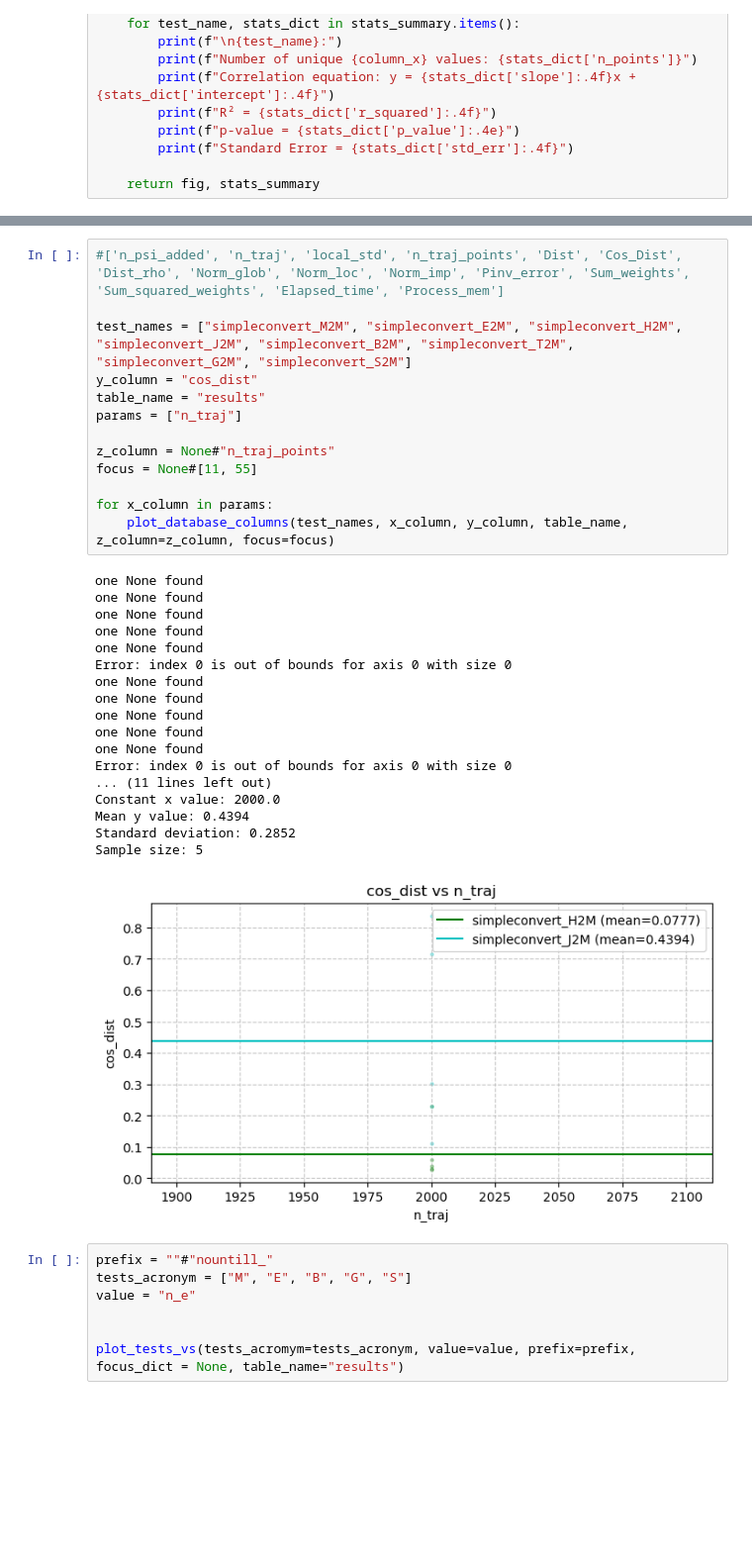
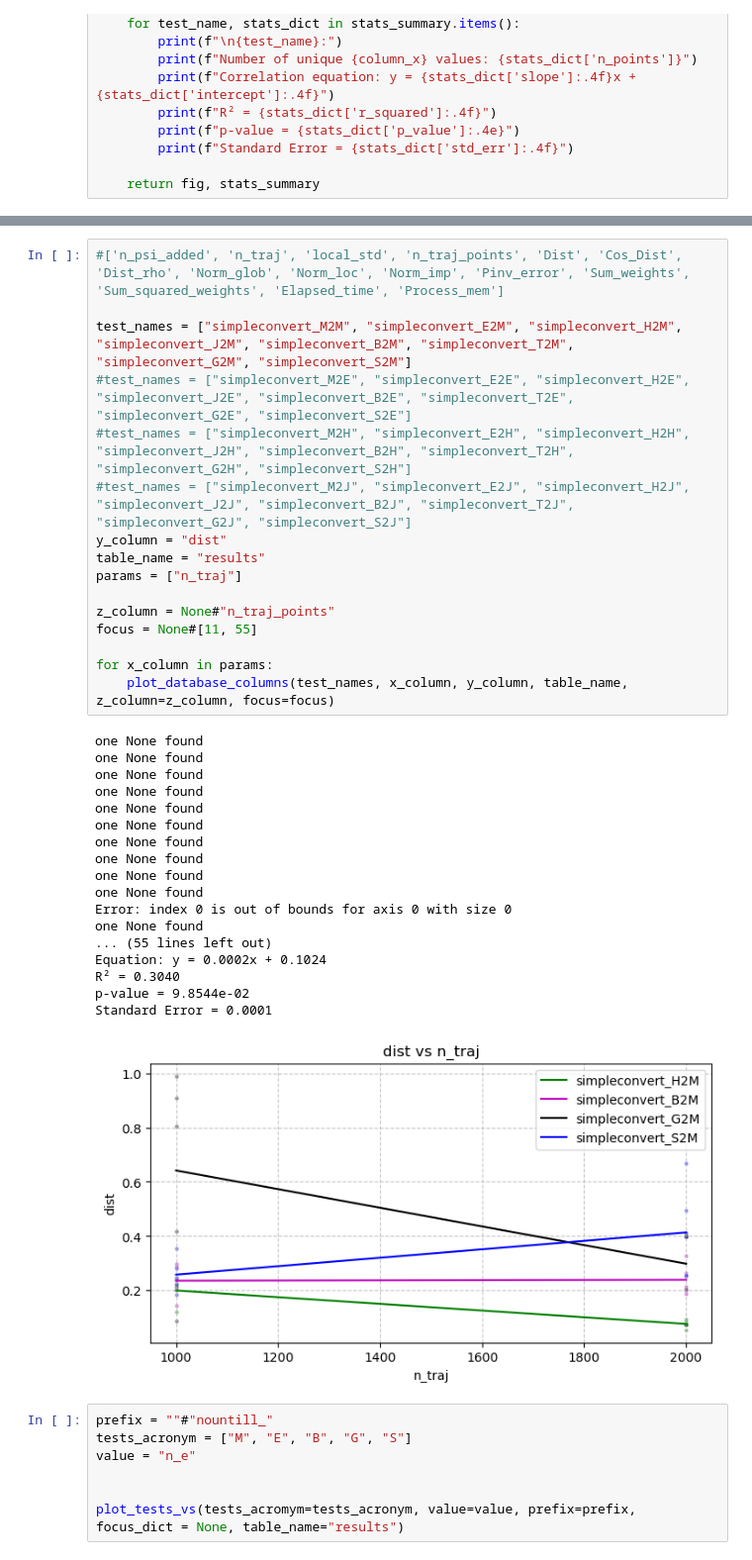
Before and after one commit to Gianmarco-Sarnelli/STL_explainability, a Jupyter notebook: Results_new.ipynb, the cells around one changed output, grey strips where cells are left out. Shown at 99% size. Cells and saved outputs as stored; diff of their text form; blank space fills up the shorter version.

Commit message:
first versions of Test_model and Computing_G !!

```diff
--- a/Results_new.ipynb
+++ b/Results_new.ipynb
@@ -402,35 +405,38 @@ Standard Error = 0.0000
 # %%
 #['n_psi_added', 'n_traj', 'local_std', 'n_traj_points', 'Dist', 'Cos_Dist', 'Dist_rho', 'Norm_glob', 'Norm_loc', 'Norm_imp', 'Pinv_error', 'Sum_weights', 'Sum_squared_weights', 'Elapsed_time', 'Process_mem']
 
 test_names = ["simpleconvert_M2M", "simpleconvert_E2M", "simpleconvert_H2M", "simpleconvert_J2M", "simpleconvert_B2M", "simpleconvert_T2M", "simpleconvert_G2M", "simpleconvert_S2M"]
-y_column = "cos_dist"
+#test_names = ["simpleconvert_M2E", "simpleconvert_E2E", "simpleconvert_H2E", "simpleconvert_J2E", "simpleconvert_B2E", "simpleconvert_T2E", "simpleconvert_G2E", "simpleconvert_S2E"]
+#test_names = ["simpleconvert_M2H", "simpleconvert_E2H", "simpleconvert_H2H", "simpleconvert_J2H", "simpleconvert_B2H", "simpleconvert_T2H", "simpleconvert_G2H", "simpleconvert_S2H"]
+#test_names = ["simpleconvert_M2J", "simpleconvert_E2J", "simpleconvert_H2J", "simpleconvert_J2J", "simpleconvert_B2J", "simpleconvert_T2J", "simpleconvert_G2J", "simpleconvert_S2J"]
+y_column = "dist"
 table_name = "results"
 params = ["n_traj"]
 
 z_column = None#"n_traj_points"
 focus = None#[11, 55]
 
 for x_column in params:
     plot_database_columns(test_names, x_column, y_column, table_name, z_column=z_column, focus=focus)
 # %% [output]
+one None found
+one None found
+one None found
+one None found
+one None found
 one None found
 one None found
 one None found
 one None found
 one None found
 Error: index 0 is out of bounds for axis 0 with size 0
 one None found
-one None found
-one None found
-one None found
-one None found
-Error: index 0 is out of bounds for axis 0 with size 0
-... (11 lines left out)
-Constant x value: 2000.0
-Mean y value: 0.4394
-Standard deviation: 0.2852
-Sample size: 5
+... (55 lines left out)
+Equation: y = 0.0002x + 0.1024
+R² = 0.3040
+p-value = 9.8544e-02
+Standard Error = 0.0001
-[figure, old version]
+[figure, new version]
 # %%
 prefix = ""#"nountill_"
 tests_acronym = ["M", "E", "B", "G", "S"]
```
Also changed, not shown: parts of 1 cell of this notebook, 8 other files.
